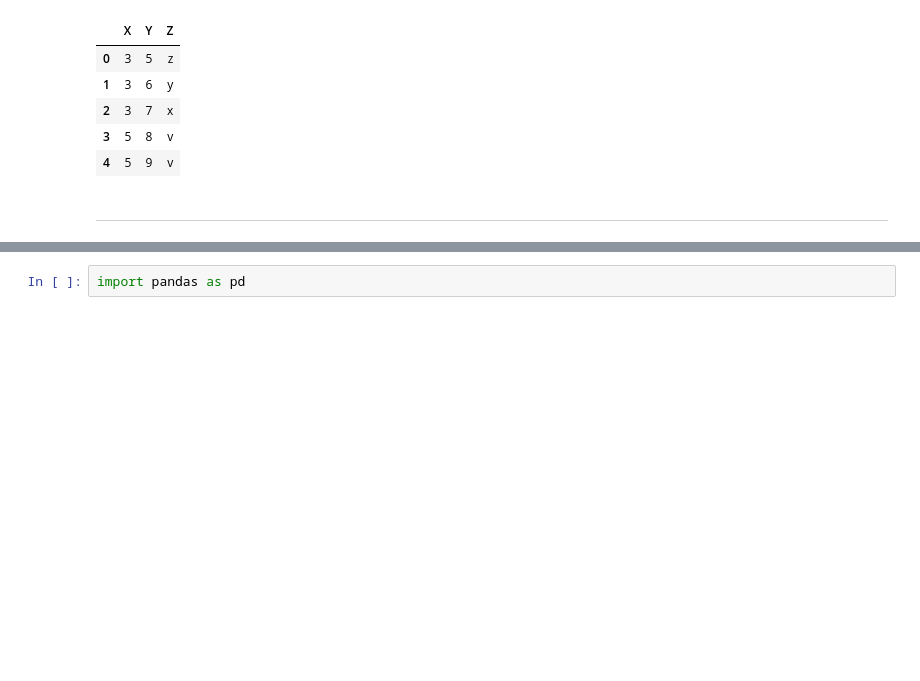
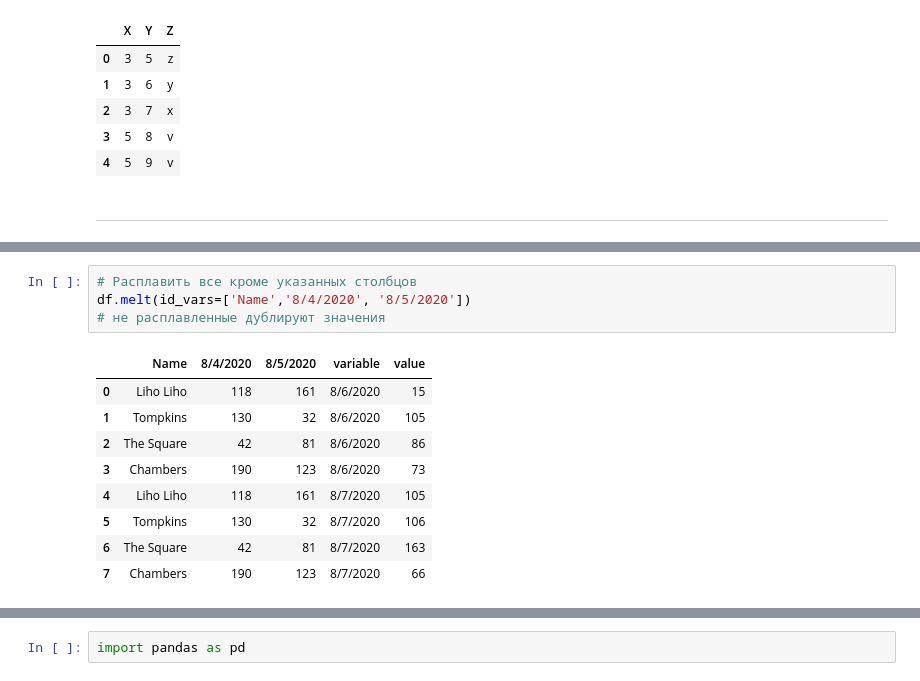
Before and after one commit to larikhin/pandas, a Jupyter notebook: data_independent.ipynb, the cells around one changed output, grey strips where cells are left out. Drawn from its saved outputs; the diff is of its cells as text; blank space fills up the shorter version.

```diff
--- a/data_independent.ipynb
+++ b/data_independent.ipynb
@@ -224,0 +857,14 @@ _____________________________________________________________________________
+# %%
+# Расплавить все кроме указанных столбцов
+df.melt(id_vars=['Name','8/4/2020', '8/5/2020'])
+# не расплавленные дублируют значения
+# %% [output]
+|  | Name | 8/4/2020 | 8/5/2020 | variable | value |
+| 0 | Liho Liho | 118 | 161 | 8/6/2020 | 15 |
+| 1 | Tompkins | 130 | 32 | 8/6/2020 | 105 |
+| 2 | The Square | 42 | 81 | 8/6/2020 | 86 |
+| 3 | Chambers | 190 | 123 | 8/6/2020 | 73 |
+| 4 | Liho Liho | 118 | 161 | 8/7/2020 | 105 |
+| 5 | Tompkins | 130 | 32 | 8/7/2020 | 106 |
+| 6 | The Square | 42 | 81 | 8/7/2020 | 163 |
+| 7 | Chambers | 190 | 123 | 8/7/2020 | 66 |
```
Also changed, not shown: parts of 178 cells of this notebook.
